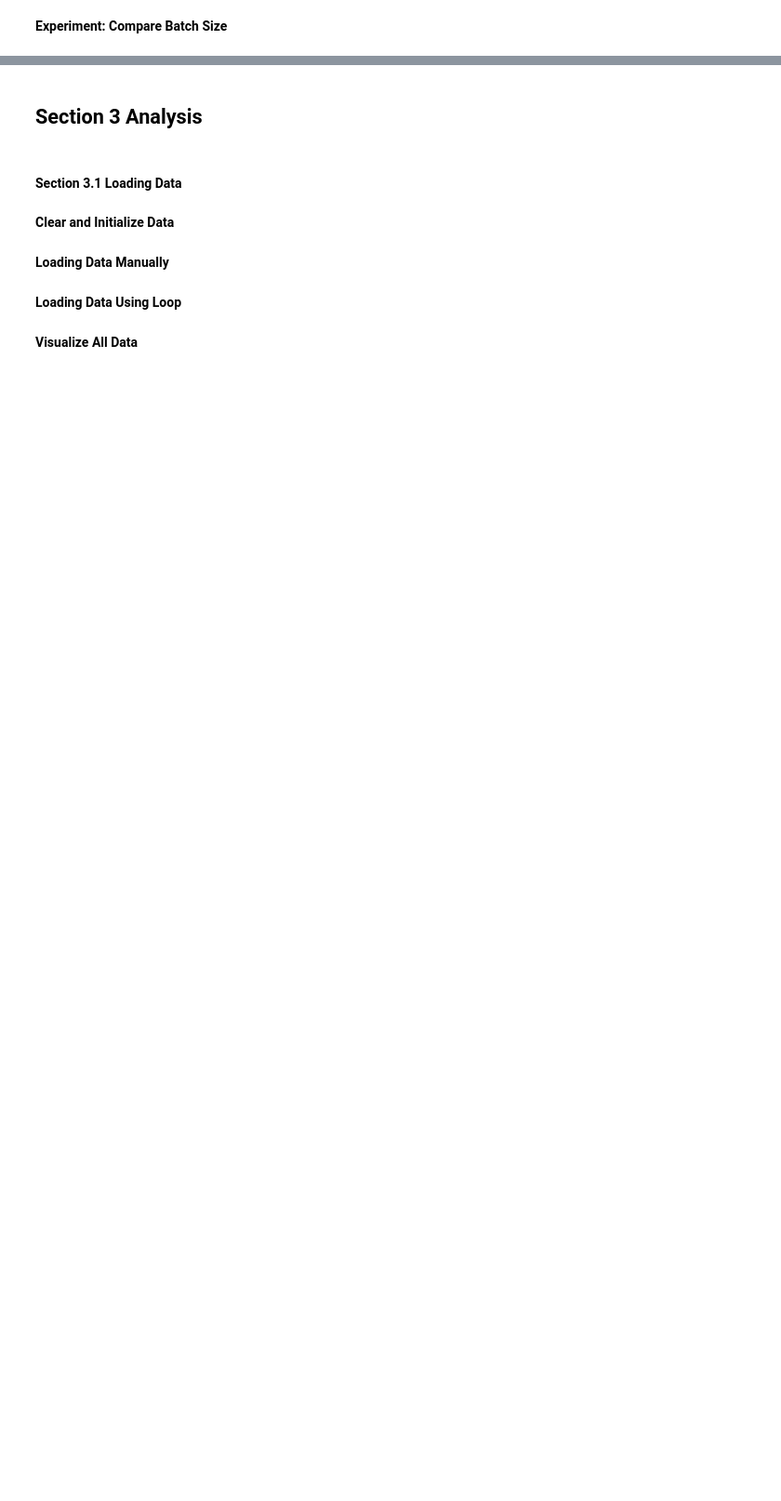
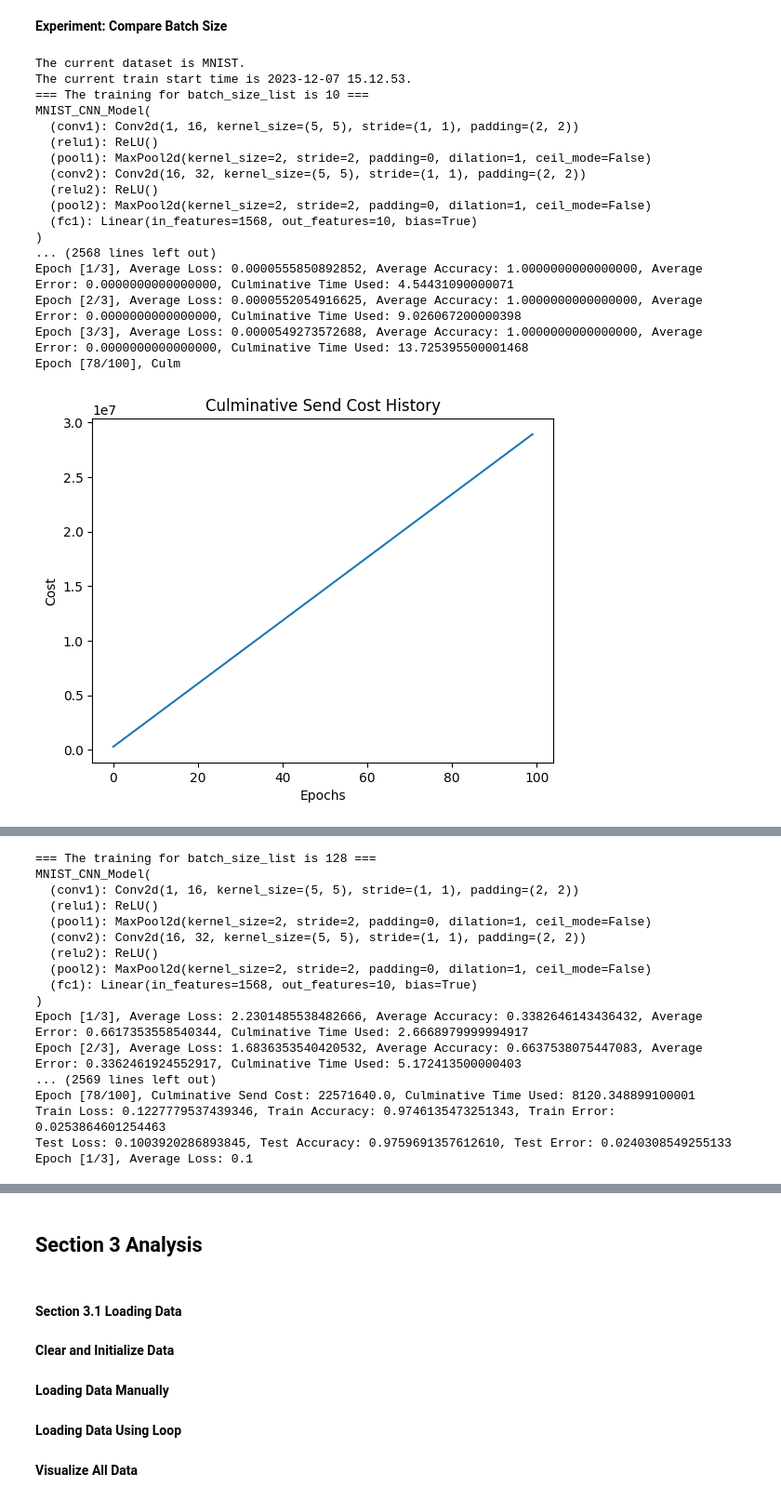
Before and after one commit to chrislam2/FTEC4999, a Jupyter notebook: Main.ipynb, the cells around one changed output, grey strips where cells are left out. Shown at 93% size. Drawn from its saved outputs; the diff is of its cells as text; code cells hidden in the pictures; blank space fills up the shorter version.

```diff
--- a/Main.ipynb
+++ b/Main.ipynb
@@ -416,6 +416,13 @@ def split_datasets_for_clients_random(dataset, num_clients=1):
 
 # Be careful where the label placed and remember to modify the sample[1] if necessary
 # Not correct
+def split_datasets_by_label(dataset, num_labels=10):
+    sorted_by_value = [0] * num_labels
+    for i in range(num_labels):
+        sorted_by_value[i] =(dataset.data[np.where(np.array(dataset.targets) == i)])
+        np.random.shuffle(sorted_by_value[i])
+    return sorted_by_value
+
 def split_datasets_for_clients_label(dataset, num_clients=1, num_labels=10):
     total_sample_size = len(dataset)
     samples_per_client = total_sample_size // num_clients
@@ -432,7 +439,7 @@ def split_datasets_for_clients_label(dataset, num_clients=1, num_labels=10):
     client_datasets = []
     for client_id in range(num_clients):
         labels = client_labels[client_id]
-        filtered_dataset = [sample for sample in dataset if sample[1] in labels]
+        filtered_dataset = [sample for sample in dataset if dataset.targets in labels]
 
         # Adjust the length of the dataset for the last client to include remaining samples
         client_samples = samples_per_client + (remaining_samples if client_id == num_clients - 1 else 0)
@@ -558,7 +565,7 @@ def train_federated_learning_model(global_model, train_dataloader, test_dataload
 
     # Save Results
     if save_result:
-        filename = "{}_{}_with_global_epochs_{}_local_epochs_{}_num_clients_{}_batch_size_{}_{}".format(current_dataset_name, "FedAvg", global_epochs, local_epochs, len(client_list), batch_size, train_start_time)
+        filename = "{}_{}_with_global_epochs_{}_local_epochs_{}_num_clients_{}_batch_size_{}_{}.npy".format(current_dataset_name, "FedAvg", global_epochs, local_epochs, len(client_list), batch_size, train_start_time)
         with open(filename, 'wb') as f:
             np.savez(f, cost_history=cost_history, time_history=time_history, train_loss_history=train_loss_history, train_accuracy_history=train_accuracy_history, train_error_history=train_error_history, test_loss_history=test_loss_history, test_accuracy_history=test_accuracy_history, test_error_history=test_error_history)
         torch.save(global_model.state_dict(), filename + "_model_state_dict.pth")
@@ -648,7 +655,7 @@ def expirement_federated_learning_model(train_dataset, test_dataset, modelClass,
             local_epochs = local_epochs_list[0]
             num_clients = num_clients_list[0]
             learning_rate = learning_rate_list[0]
-            batch_size = batch_size_list[n]
+            batch_size = batch_size_list[0]
             aggregate_func = aggregate_func_list[n]
         else:
             print(f'=== The training for global_epochs is {global_epochs_list[n]} ===')
@@ -660,6 +667,7 @@ def expirement_federated_learning_model(train_dataset, test_dataset, modelClass,
 
         global_model = to_device(modelClass(), device)
         print(global_model)
+        print(global_model.state_dict())
 
         train_dataloader = DeviceDataLoader(torch.utils.data.DataLoader(train_dataset, batch_size=batch_size, shuffle=True), device)
         test_dataloader = DeviceDataLoader(torch.utils.data.DataLoader(test_dataset, batch_size=batch_size, shuffle=False), device)
@@ -807,7 +815,7 @@ itera_func = iterate_CNN_model
 
 global_epochs_list = 100
 local_epochs_list = 3
-num_clients_list = [1, 5, 20]
+num_clients_list = [2, 2]
 learning_rate_list = 0.02
 batch_size_list = 128
 aggregate_func_list = federated_averaging
@@ -845,19 +917,38 @@ expirement_federated_learning_model(train_dataset, test_dataset, modelType, opti
 # %%
 modelType = model_type_preset
 optimizerType = optimizer_type_preset
 itera_func = iterate_CNN_model
 
 global_epochs_list = 100
 local_epochs_list = 3
 num_clients_list = 10
 learning_rate_list = 0.02
-batch_size_list = [1, 128, 5000]
+batch_size_list = [10, 128, 1000]
 aggregate_func_list = federated_averaging
 
 compare_id = 5
 
 print(f'The current dataset is {current_dataset_name}.')
 train_start_time = datetime.now().strftime("%Y-%m-%d %H.%M.%S")
 print(f'The current train start time is {train_start_time}.')
 
 expirement_federated_learning_model(train_dataset, test_dataset, modelType, optimizerType, itera_func, global_epochs_list, local_epochs_list, num_clients_list, learning_rate_list, batch_size_list, aggregate_func_list, compare_id)
+# %% [output]
+The current dataset is MNIST.
+The current train start time is 2023-12-07 15.12.53.
+=== The training for batch_size_list is 10 ===
+MNIST_CNN_Model(
+  (conv1): Conv2d(1, 16, kernel_size=(5, 5), stride=(1, 1), padding=(2, 2))
+  (relu1): ReLU()
+  (pool1): MaxPool2d(kernel_size=2, stride=2, padding=0, dilation=1, ceil_mode=False)
+  (conv2): Conv2d(16, 32, kernel_size=(5, 5), stride=(1, 1), padding=(2, 2))
+  (relu2): ReLU()
+  (pool2): MaxPool2d(kernel_size=2, stride=2, padding=0, dilation=1, ceil_mode=False)
+  (fc1): Linear(in_features=1568, out_features=10, bias=True)
+)
+... (2568 lines left out)
+Epoch [1/3], Average Loss: 0.0000555850892852, Average Accuracy: 1.0000000000000000, Average Error: 0.0000000000000000, Culminative Time Used: 4.54431090000071
+Epoch [2/3], Average Loss: 0.0000552054916625, Average Accuracy: 1.0000000000000000, Average Error: 0.0000000000000000, Culminative Time Used: 9.026067200000398
+Epoch [3/3], Average Loss: 0.0000549273572688, Average Accuracy: 1.0000000000000000, Average Error: 0.0000000000000000, Culminative Time Used: 13.725395500001468
+Epoch [78/100], Culm
+[figure, added]
@@ -863,0 +959,17 @@ expirement_federated_learning_model(train_dataset, test_dataset, modelType, opti
+=== The training for batch_size_list is 128 ===
+MNIST_CNN_Model(
+  (conv1): Conv2d(1, 16, kernel_size=(5, 5), stride=(1, 1), padding=(2, 2))
+  (relu1): ReLU()
+  (pool1): MaxPool2d(kernel_size=2, stride=2, padding=0, dilation=1, ceil_mode=False)
+  (conv2): Conv2d(16, 32, kernel_size=(5, 5), stride=(1, 1), padding=(2, 2))
+  (relu2): ReLU()
+  (pool2): MaxPool2d(kernel_size=2, stride=2, padding=0, dilation=1, ceil_mode=False)
+  (fc1): Linear(in_features=1568, out_features=10, bias=True)
+)
+Epoch [1/3], Average Loss: 2.2301485538482666, Average Accuracy: 0.3382646143436432, Average Error: 0.6617353558540344, Culminative Time Used: 2.6668979999994917
+Epoch [2/3], Average Loss: 1.6836353540420532, Average Accuracy: 0.6637538075447083, Average Error: 0.3362461924552917, Culminative Time Used: 5.172413500000403
+... (2569 lines left out)
+Epoch [78/100], Culminative Send Cost: 22571640.0, Culminative Time Used: 8120.348899100001
+Train Loss: 0.1227779537439346, Train Accuracy: 0.9746135473251343, Train Error: 0.0253864601254463
+Test Loss: 0.1003920286893845, Test Accuracy: 0.9759691357612610, Test Error: 0.0240308549255133
+Epoch [1/3], Average Loss: 0.1
```
Also changed, not shown: parts of 9 cells of this notebook.
